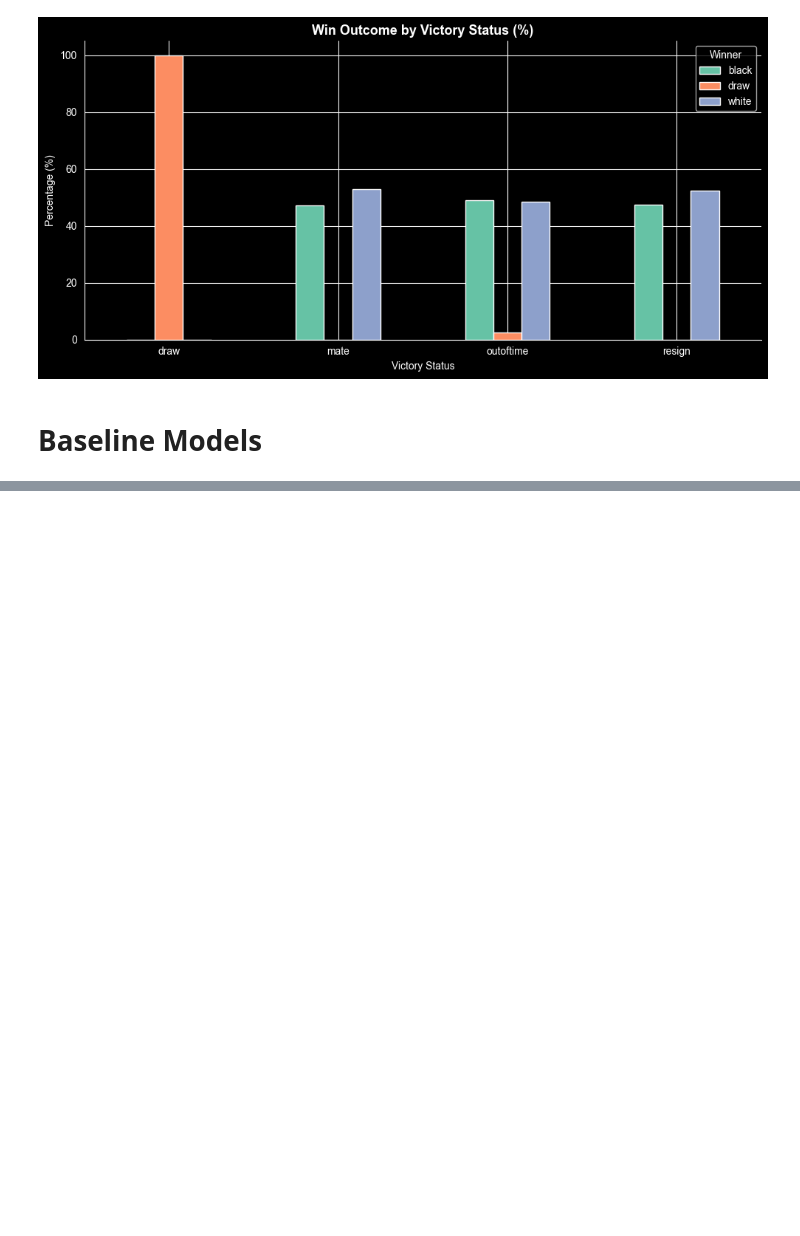
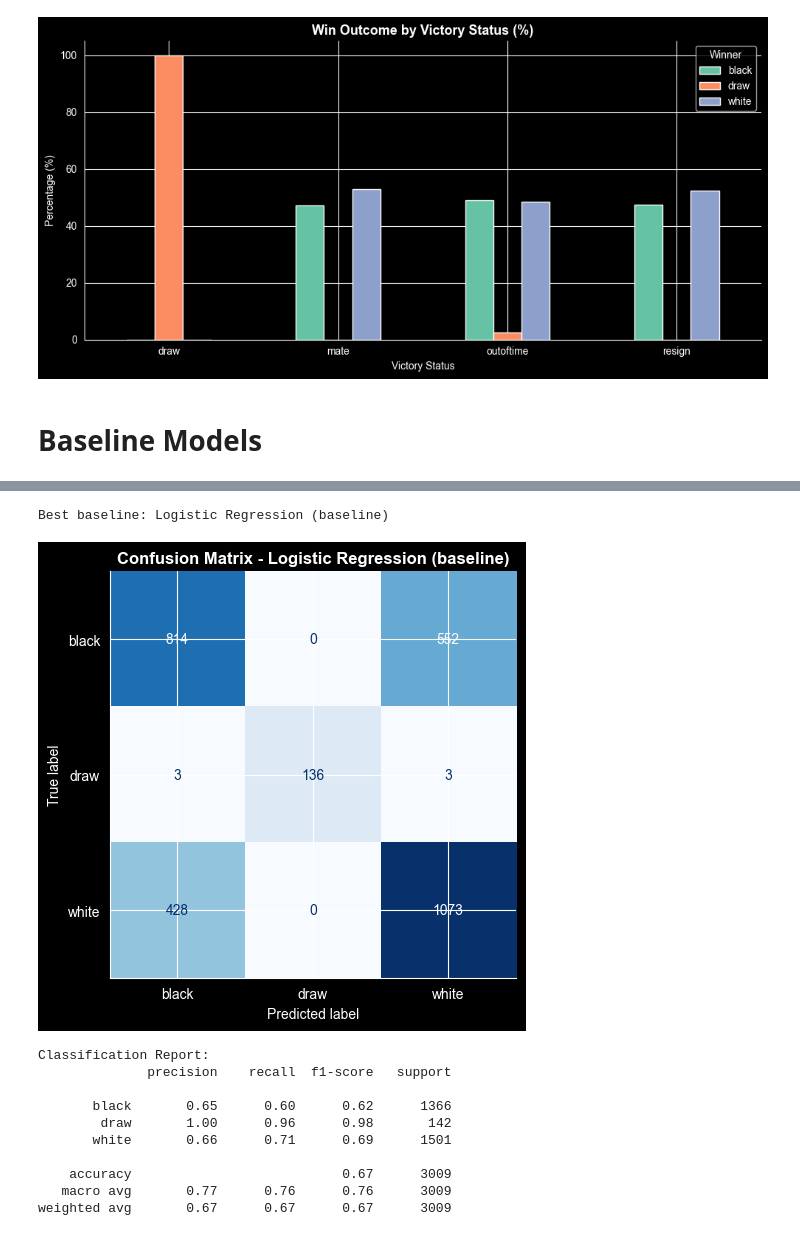
Before and after one commit to uriel-olayinka/ML_chess, a Jupyter notebook: progress_report.ipynb, the cells around one changed output, grey strips where cells are left out. Saved outputs shown, nothing was run; the diff lists cells and outputs as text; code cells hidden in the pictures; blank space fills up the shorter version.

```diff
--- a/progress_report.ipynb
+++ b/progress_report.ipynb
@@ -310,0 +409,42 @@ plt.show()
+# %%
+# Confusion matrix for best baseline
+
+# Use the best val-accuracy model
+best_idx = results_df['Val Accuracy'].idxmax()
+best_name = results_df.loc[best_idx, 'Model']
+print(f"Best baseline: {best_name}")
+
+# Reuse whichever fitted model was best
+model_map = {
+    results_df.loc[0, 'Model']: lr_baseline,
+    results_df.loc[1, 'Model']: knn_baseline,
+    results_df.loc[2, 'Model']: svm_baseline,
+}
+best_model = model_map[best_name]
+
+y_pred_best = best_model.predict(X_val_scaled)
+cm = confusion_matrix(y_val, y_pred_best)
+disp = ConfusionMatrixDisplay(confusion_matrix=cm, display_labels=le_target.classes_)
+
+fig, ax = plt.subplots(figsize=(6, 5))
+disp.plot(ax=ax, cmap='Blues', colorbar=False)
+ax.set_title(f"Confusion Matrix - {best_name}", fontweight='bold')
+plt.tight_layout()
+plt.savefig("figures/fig_confusion_matrix_best.png", dpi=150, bbox_inches='tight')
+plt.show()
+
+print("\nClassification Report:")
+print(classification_report(y_val, y_pred_best, target_names=le_target.classes_))
+# %% [output]
+Best baseline: Logistic Regression (baseline)
+[figure, added]
+Classification Report:
+              precision    recall  f1-score   support
+
+       black       0.65      0.60      0.62      1366
+        draw       1.00      0.96      0.98       142
+       white       0.66      0.71      0.69      1501
+
+    accuracy                           0.67      3009
+   macro avg       0.77      0.76      0.76      3009
+weighted avg       0.67      0.67      0.67      3009
```
Also changed, not shown: parts of 7 cells of this notebook, 2 other files.
